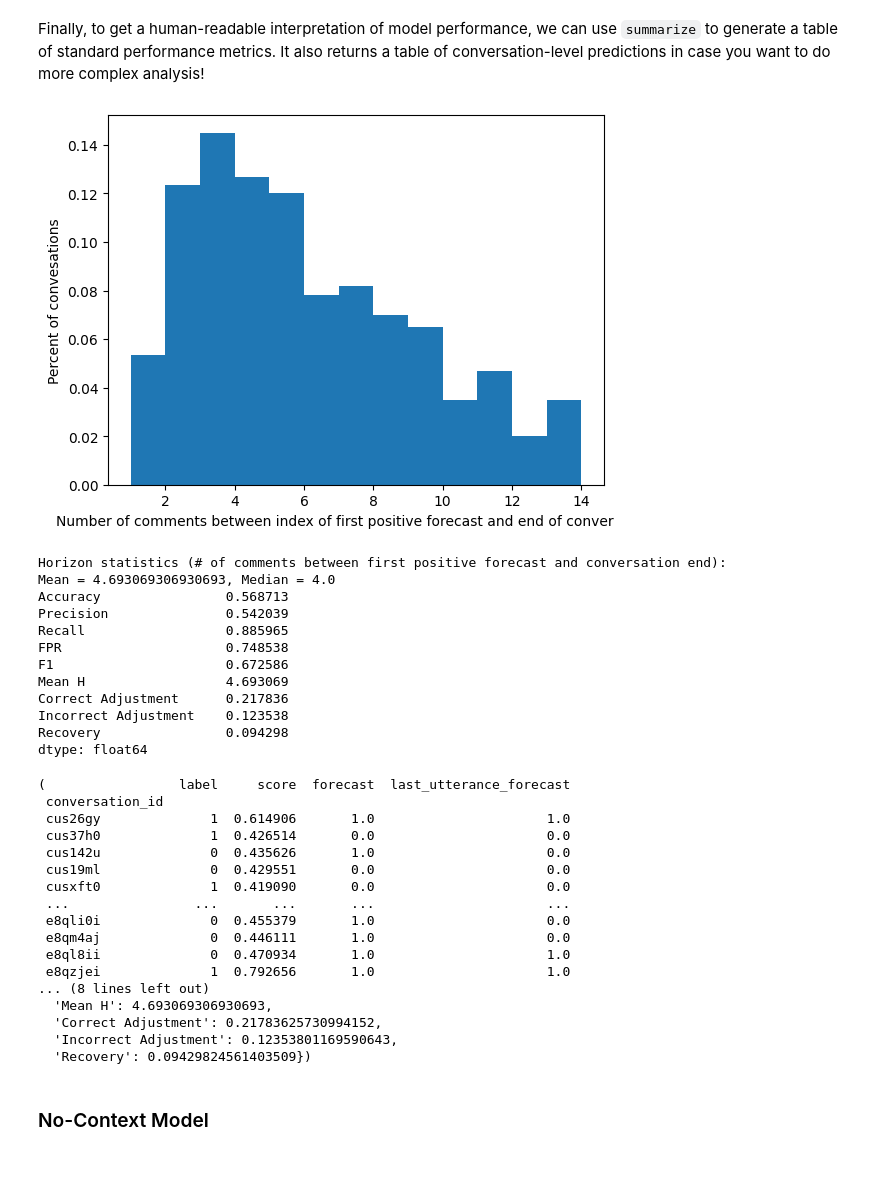
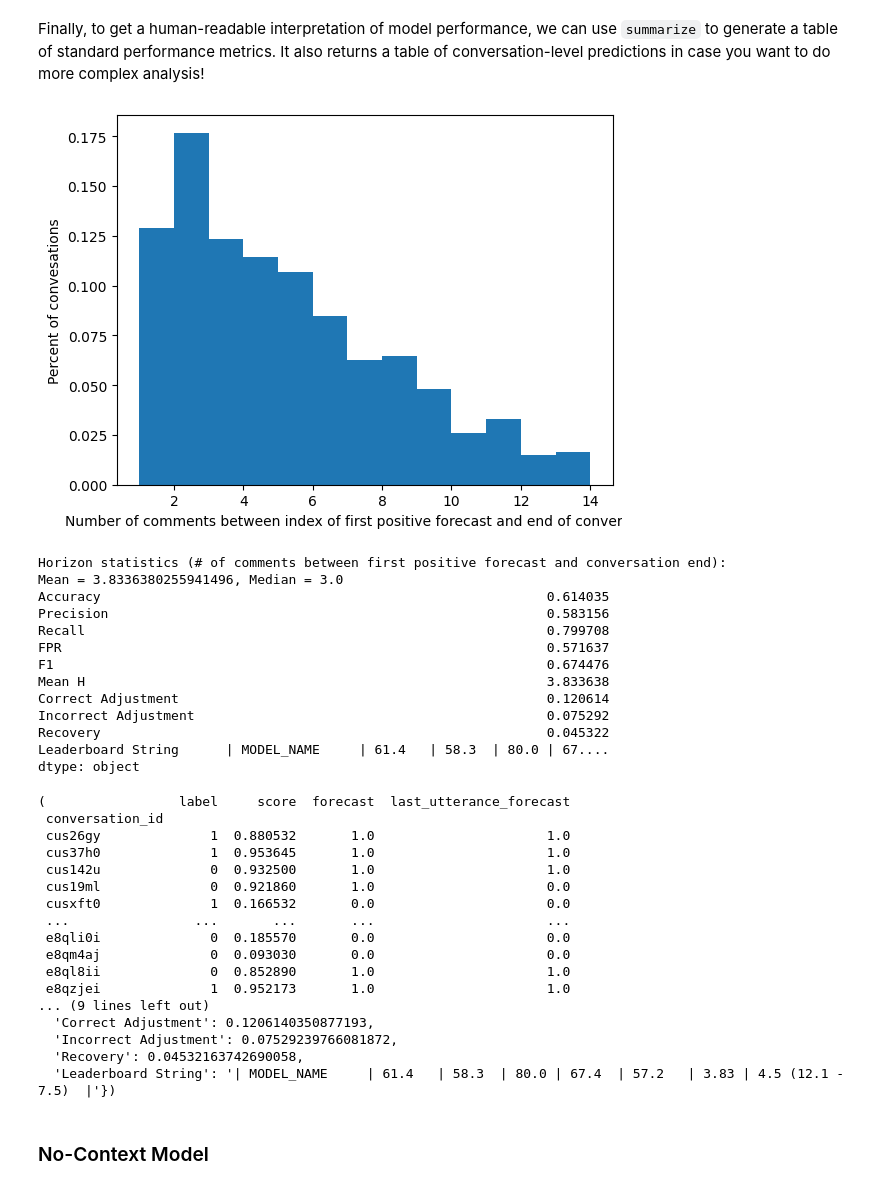
Before and after one commit to CornellNLP/ConvoKit, a Jupyter notebook: examples/forecaster/BERTCGA Forecaster demo.ipynb, the cells around one changed output. Drawn from its saved outputs; the diff is of its cells as text; code cells hidden in the pictures.

Commit message:
Example for No-Context Setting

```diff
--- a/examples/forecaster/BERTCGA Forecaster demo.ipynb
+++ b/examples/forecaster/BERTCGA Forecaster demo.ipynb
@@ -50,11 +57,11 @@ Now the rest of the process is pretty straightforward! We simply need to:
 # CPU mode (noting that it will be slower)
 DEVICE = "cuda"
 # %%
-model_name_or_path = 'roberta-base'
+model_name_or_path = 'bert-base-cased'
 config_dict = {
     "output_dir": "YOUR_SAVING_DIRECTORY",
-    "per_device_batch_size": 16,
-    "num_train_epochs": 1,
+    "per_device_batch_size": 4,
+    "num_train_epochs": 4,
     "learning_rate": 6.7e-6,
     "random_seed": 1,
     "device": DEVICE
@@ -86,42 +102,59 @@ Accuracy: checkpoint-257 0.6549707602339181
 ...and inference is done simply by calling `transform`! (again, note the selector)
 # %% [markdown]
 ### Normal Model
+# %%
+config_dict = {
+    "output_dir": "YOUR_SAVING_DIRECTORY",
+    "per_device_batch_size": 4,
+    "num_train_epochs": 4,
+    "learning_rate": 6.7e-6,
+    "random_seed": 1,
+    "context_mode": "normal", # set to normal by default
+    "device": DEVICE
+}
+config_file = os.path.join("YOUR_SAVING_DIRECTORY", "dev_config.json")
+with open(config_file, 'r') as file:
+    model_config = json.load(file)
+normal_bert = BERTCGAModel(os.path.join("YOUR_SAVING_DIRECTORY", model_config['best_checkpoint']), config=config_dict)
+normal_bert.best_threshold = model_config['best_threshold']
+normal_bert_forecaster = Forecaster(normal_bert, "has_removed_comment")
 # %%
-corpus = bert_forecaster.transform(corpus, transform_selector)
+corpus = normal_bert_forecaster.transform(corpus, transform_selector)
 # %% [markdown]
 Finally, to get a human-readable interpretation of model performance, we can use `summarize` to generate a table of standard performance metrics. It also returns a table of conversation-level predictions in case you want to do more complex analysis!
 # %%
-bert_forecaster.summarize(corpus, lambda c: c.meta['split'] == "test")
+normal_bert_forecaster.summarize(corpus, lambda c: c.meta['split'] == "test")
 # %% [output]
-[figure, old version]
+[figure, new version]
 Horizon statistics (# of comments between first positive forecast and conversation end):
-Mean = 4.693069306930693, Median = 4.0
-Accuracy                0.568713
-Precision               0.542039
-Recall                  0.885965
-FPR                     0.748538
-F1                      0.672586
-Mean H                  4.693069
-Correct Adjustment      0.217836
-Incorrect Adjustment    0.123538
-Recovery                0.094298
-dtype: float64
+Mean = 3.8336380255941496, Median = 3.0
+Accuracy                                                         0.614035
+Precision                                                        0.583156
+Recall                                                           0.799708
+FPR                                                              0.571637
+F1                                                               0.674476
+Mean H                                                           3.833638
+Correct Adjustment                                               0.120614
+Incorrect Adjustment                                             0.075292
+Recovery                                                         0.045322
+Leaderboard String      | MODEL_NAME     | 61.4   | 58.3  | 80.0 | 67....
+dtype: object
 (                 label     score  forecast  last_utterance_forecast
  conversation_id
- cus26gy              1  0.614906       1.0                      1.0
- cus37h0              1  0.426514       0.0                      0.0
- cus142u              0  0.435626       1.0                      0.0
- cus19ml              0  0.429551       0.0                      0.0
- cusxft0              1  0.419090       0.0                      0.0
+ cus26gy              1  0.880532       1.0                      1.0
+ cus37h0              1  0.953645       1.0                      1.0
+ cus142u              0  0.932500       1.0                      1.0
+ cus19ml              0  0.921860       1.0                      0.0
+ cusxft0              1  0.166532       0.0                      0.0
  ...                ...       ...       ...                      ...
- e8qli0i              0  0.455379       1.0                      0.0
- e8qm4aj              0  0.446111       1.0                      0.0
- e8ql8ii              0  0.470934       1.0                      1.0
- e8qzjei              1  0.792656       1.0                      1.0
-... (8 lines left out)
-  'Mean H': 4.693069306930693,
-  'Correct Adjustment': 0.21783625730994152,
-  'Incorrect Adjustment': 0.12353801169590643,
-  'Recovery': 0.09429824561403509})
+ e8qli0i              0  0.185570       0.0                      0.0
+ e8qm4aj              0  0.093030       0.0                      0.0
+ e8ql8ii              0  0.852890       1.0                      1.0
+ e8qzjei              1  0.952173       1.0                      1.0
+... (9 lines left out)
+  'Correct Adjustment': 0.1206140350877193,
+  'Incorrect Adjustment': 0.07529239766081872,
+  'Recovery': 0.04532163742690058,
+  'Leaderboard String': '| MODEL_NAME     | 61.4   | 58.3  | 80.0 | 67.4  | 57.2   | 3.83 | 4.5 (12.1 - 7.5)  |'})
 # %% [markdown]
 ### No-Context Model
```
Also changed, not shown: parts of 8 cells of this notebook, 1 other file.
